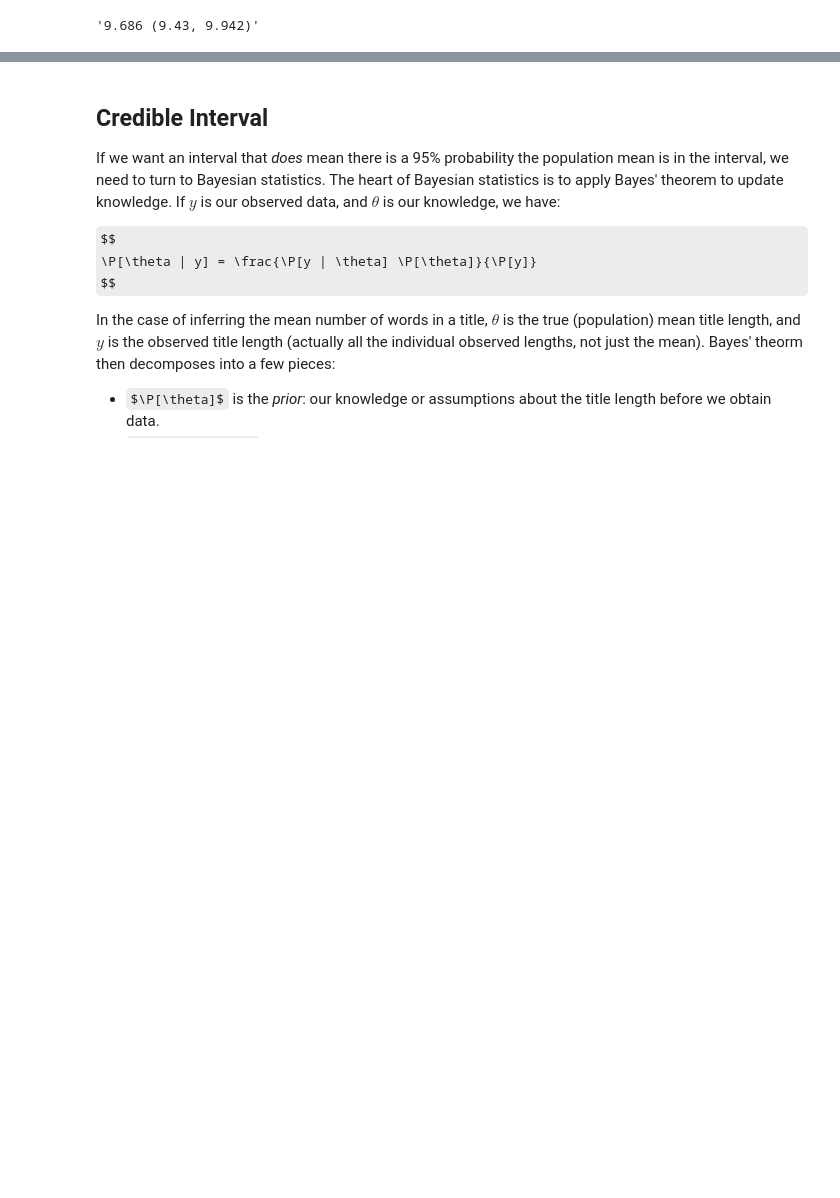
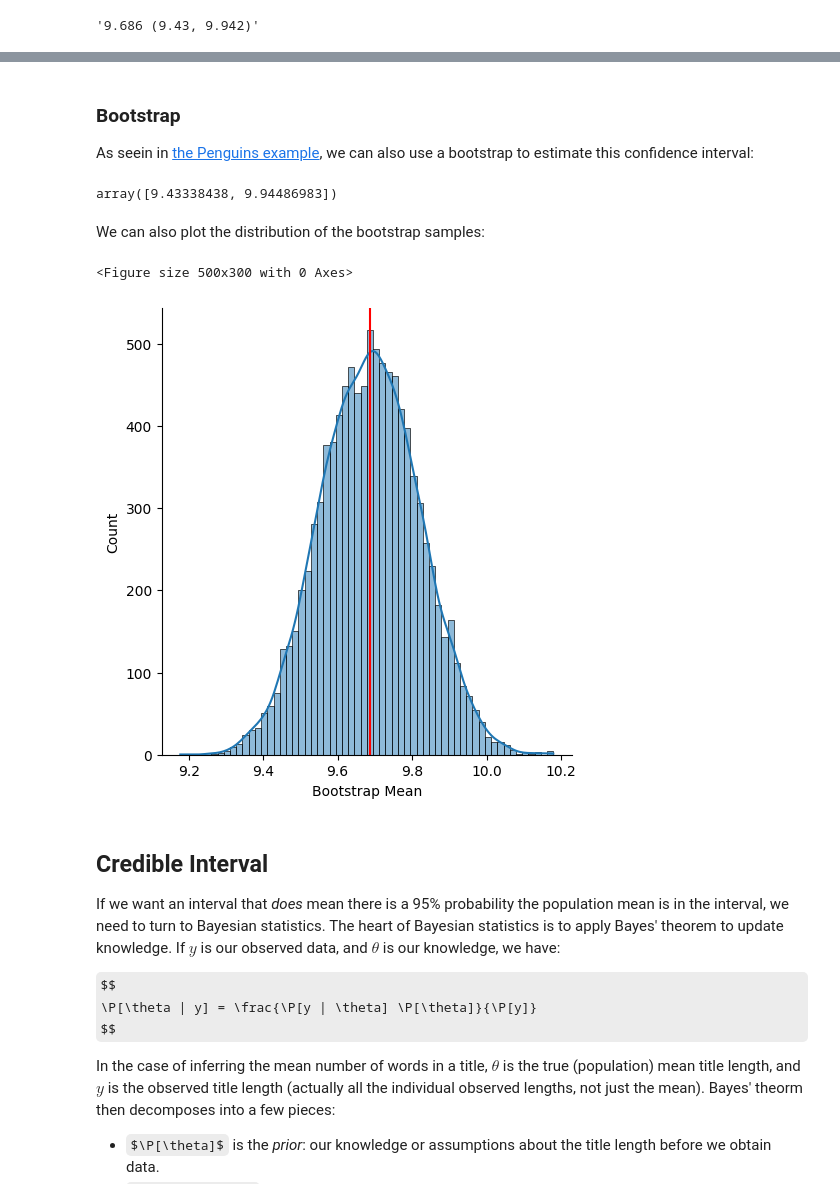
Before and after one commit to mdekstrand/cs533-web, a Jupyter notebook: resources/tutorials/Confidence.ipynb, the cells around one changed output, grey strips where cells are left out. Drawn from its saved outputs; the diff is of its cells as text; code cells hidden in the pictures; some formulas as TeX source; blank space fills up the shorter version.

```diff
--- a/resources/tutorials/Confidence.ipynb
+++ b/resources/tutorials/Confidence.ipynb
@@ -101,6 +103,29 @@ A confidence interval, however, is *not* a probabilistic statement about the tru
 [Tan and Tan (2010)](https://journals.sagepub.com/doi/pdf/10.1177/201010581001900316) provide a short summary of confidence interval interpretations.
 
 While both the textbook and other reliable sources promote the “95% confident” interpretation, it is a decision with which I disagree, as it covers over subtle differences in how intervals are actually computed and what the confidence interval is.
+# %% [markdown]
+### Bootstrap
+
+As seein in [the Penguins example](PenguinSamples.ipynb), we can also use a bootstrap to estimate this confidence interval:
+# %%
+NBOOT = 10000
+obs = tw2010.dropna()
+n = len(obs)
+boot_means = [np.mean(rng.choice(obs, n)) for i in range(NBOOT)]
+np.quantile(boot_means, [0.025, 0.975])
+# %% [output]
+array([9.43338438, 9.94486983])
+# %% [markdown]
+We can also plot the distribution of the bootstrap samples:
+# %%
+plt.figure(figsize=(5, 3))
+sns.displot(boot_means, kde=True)
+plt.axvline(np.mean(obs), color='red')
+plt.xlabel('Bootstrap Mean')
+plt.show()
+# %% [output]
+<Figure size 500x300 with 0 Axes>
+[figure, added]
 # %% [markdown]
 ## Credible Interval
 
```
Also changed, not shown: parts of 5 cells of this notebook.
